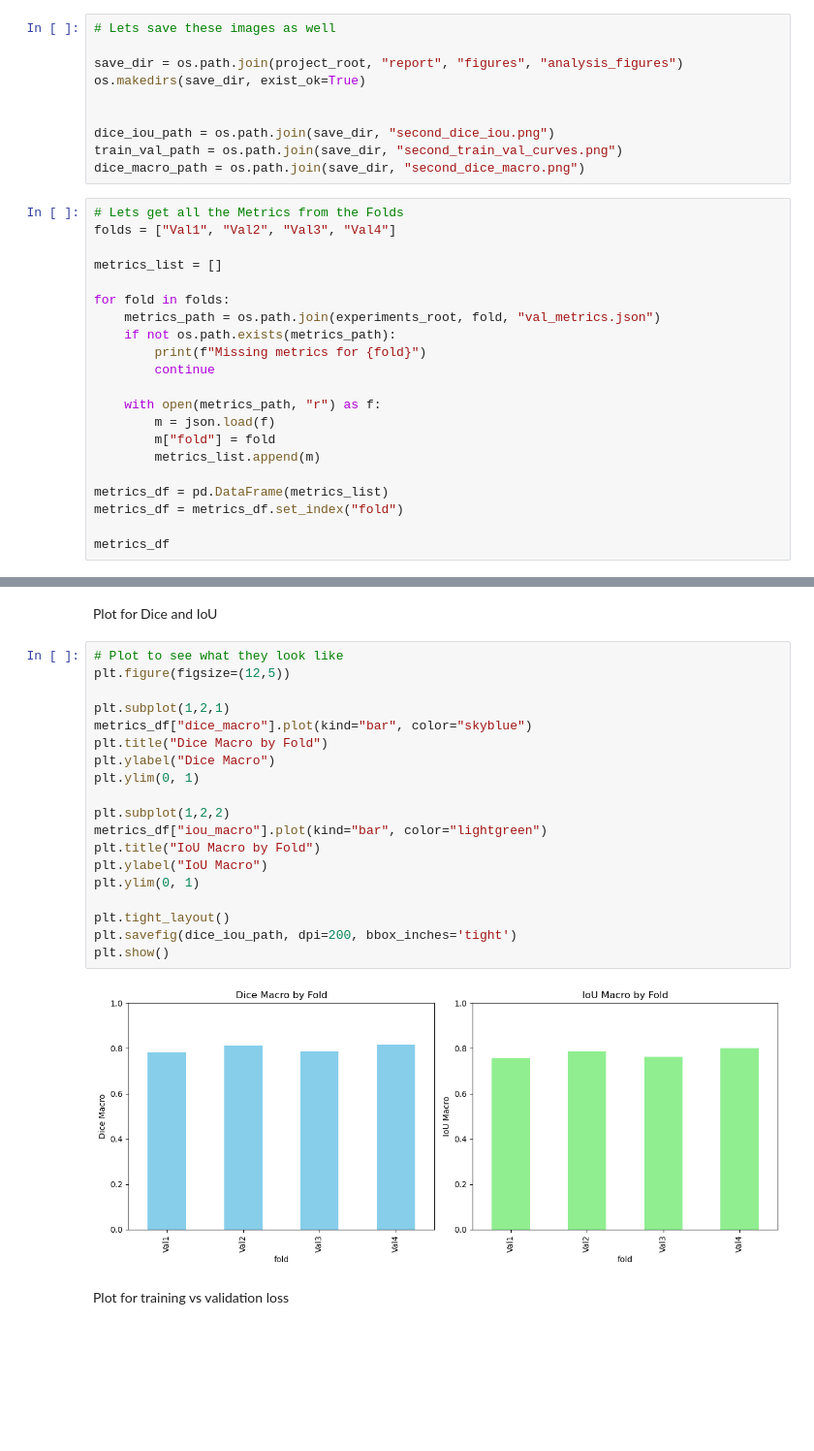
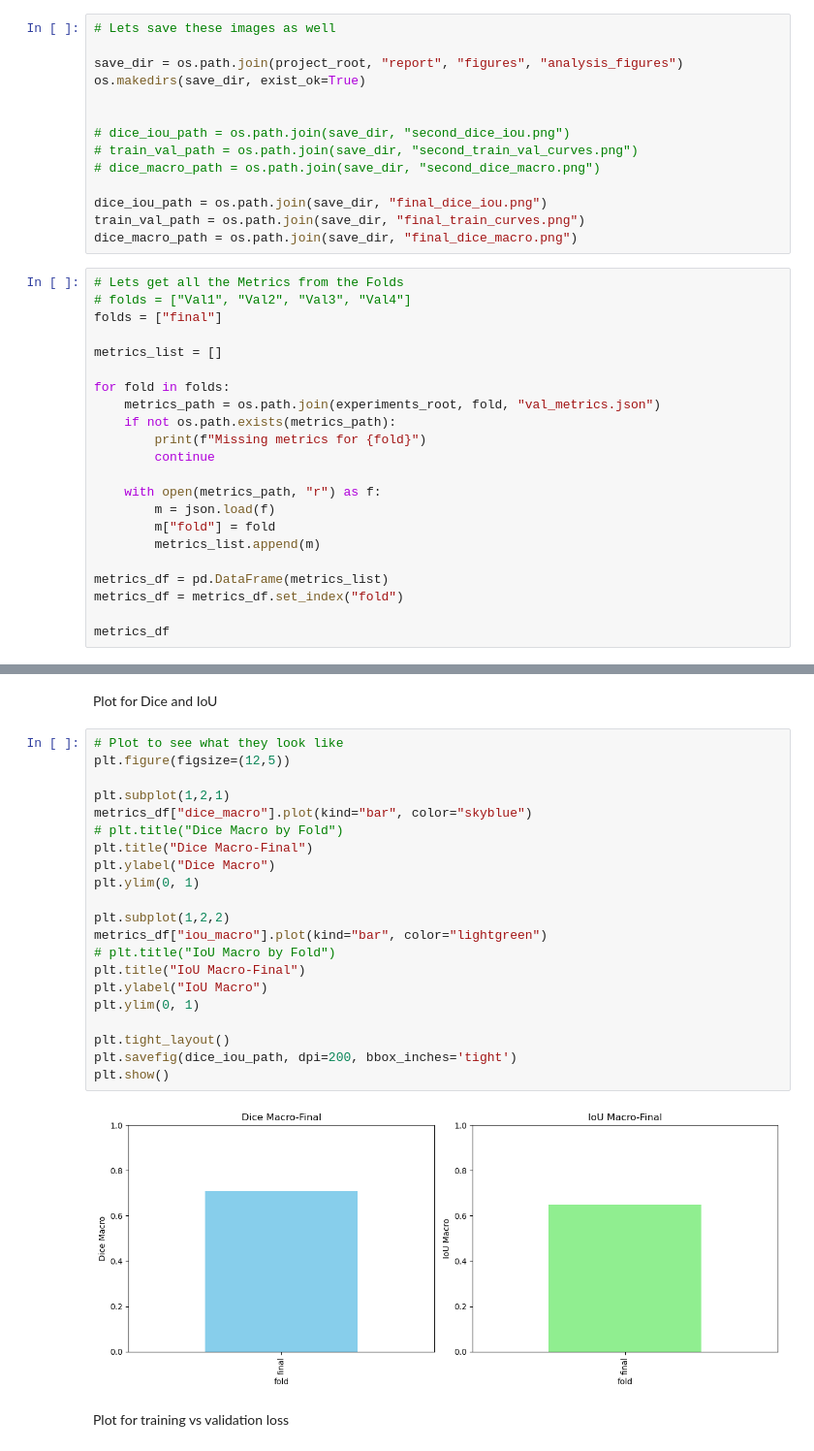
Before and after one commit to rkakooza/CP8321-sicapv2-gleason-segmentation, a Jupyter notebook: notebooks/02_analysis_and_visualization.ipynb, the cells around one changed output, grey strips where cells are left out. Shown at 97% size. Drawn from its saved outputs; the diff is of its cells as text; blank space fills up the shorter version.

```diff
--- a/notebooks/02_analysis_and_visualization.ipynb
+++ b/notebooks/02_analysis_and_visualization.ipynb
@@ -32,12 +32,17 @@ save_dir = os.path.join(project_root, "report", "figures", "analysis_figures")
 os.makedirs(save_dir, exist_ok=True)
 
 
-dice_iou_path = os.path.join(save_dir, "second_dice_iou.png")
-train_val_path = os.path.join(save_dir, "second_train_val_curves.png")
-dice_macro_path = os.path.join(save_dir, "second_dice_macro.png")
+# dice_iou_path = os.path.join(save_dir, "second_dice_iou.png")
+# train_val_path = os.path.join(save_dir, "second_train_val_curves.png")
+# dice_macro_path = os.path.join(save_dir, "second_dice_macro.png")
+
+dice_iou_path = os.path.join(save_dir, "final_dice_iou.png")
+train_val_path = os.path.join(save_dir, "final_train_curves.png")
+dice_macro_path = os.path.join(save_dir, "final_dice_macro.png")
 # %%
 # Lets get all the Metrics from the Folds
-folds = ["Val1", "Val2", "Val3", "Val4"]
+# folds = ["Val1", "Val2", "Val3", "Val4"]
+folds = ["final"]
 
 metrics_list = []
 
@@ -79,24 +82,26 @@ Plot for Dice and IoU
 # %%
 # Plot to see what they look like
 plt.figure(figsize=(12,5))
 
 plt.subplot(1,2,1)
 metrics_df["dice_macro"].plot(kind="bar", color="skyblue")
-plt.title("Dice Macro by Fold")
+# plt.title("Dice Macro by Fold")
+plt.title("Dice Macro-Final")
 plt.ylabel("Dice Macro")
 plt.ylim(0, 1)
 
 plt.subplot(1,2,2)
 metrics_df["iou_macro"].plot(kind="bar", color="lightgreen")
-plt.title("IoU Macro by Fold")
+# plt.title("IoU Macro by Fold")
+plt.title("IoU Macro-Final")
 plt.ylabel("IoU Macro")
 plt.ylim(0, 1)
 
 plt.tight_layout()
 plt.savefig(dice_iou_path, dpi=200, bbox_inches='tight')
 plt.show()
 # %% [output]
-[figure, old version]
+[figure, new version]
 # %% [markdown]
 Plot for training vs validation loss
 # %%
```
Also changed, not shown: parts of 6 cells of this notebook, 13 other files.
